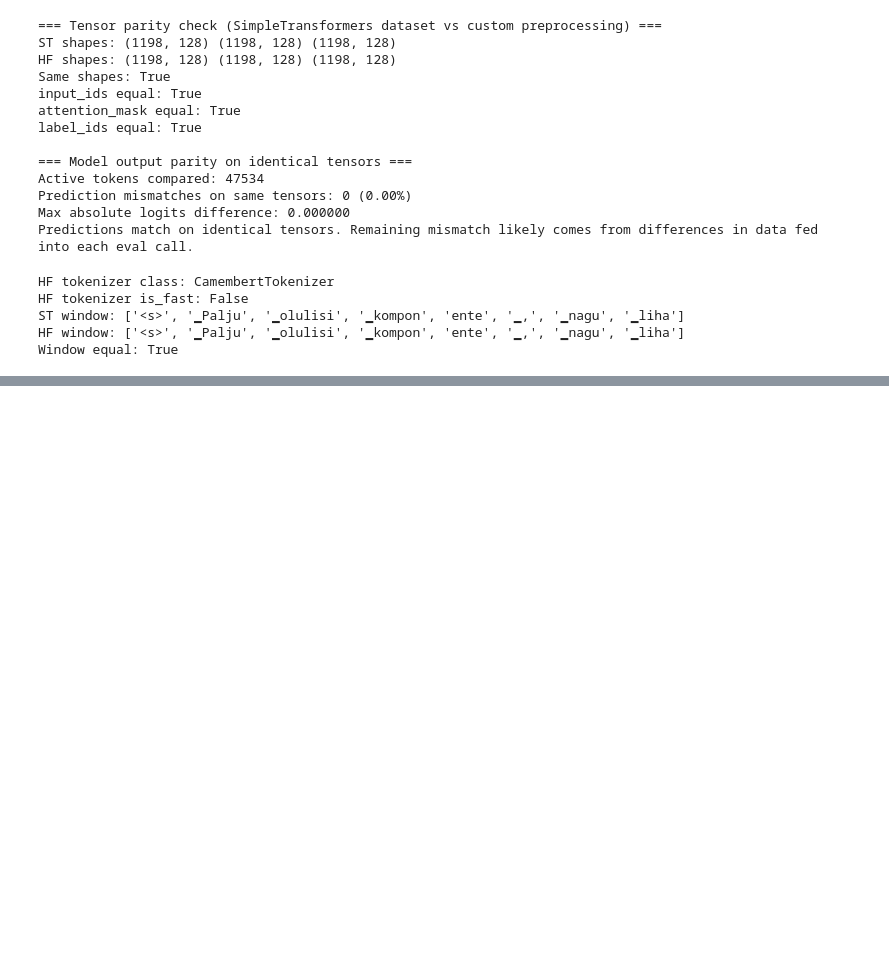
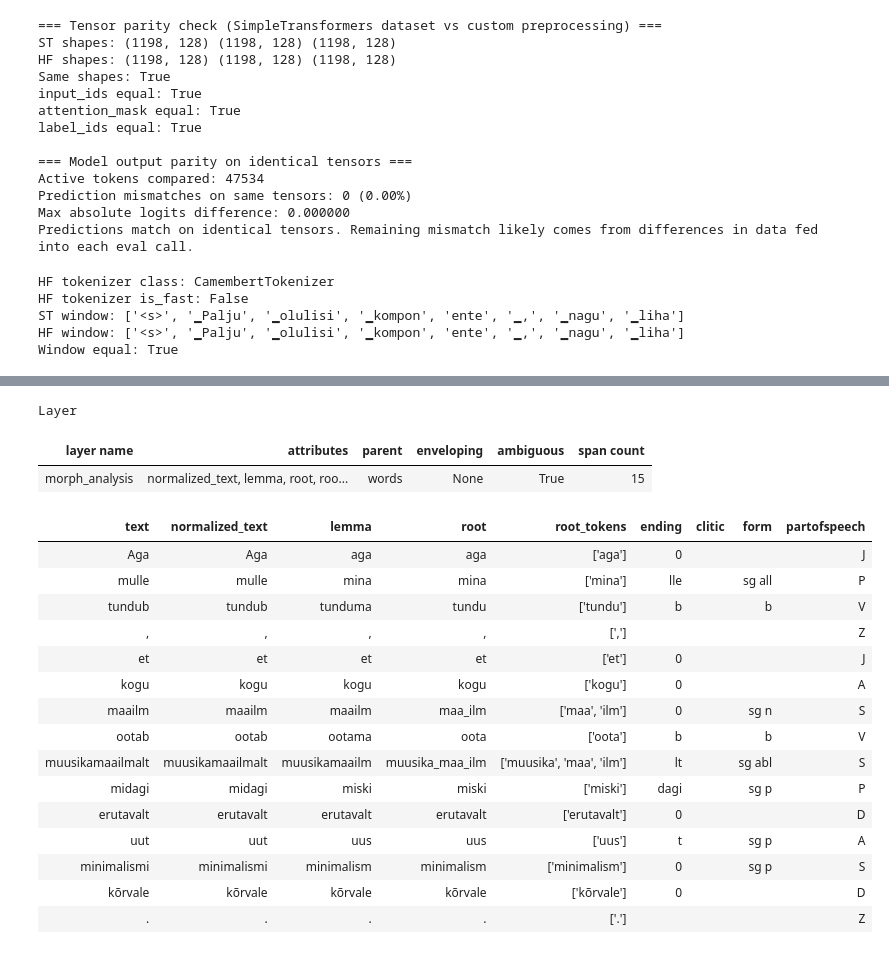
Before and after one commit to SanderSaska/EstNLTK_model_training, a Jupyter notebook: notebooks/testing.ipynb, the cells around one changed output, grey strips where cells are left out. Cells and saved outputs as stored; diff of their text form; code cells hidden in the pictures; blank space fills up the shorter version.

```diff
--- a/notebooks/testing.ipynb
+++ b/notebooks/testing.ipynb
@@ -1446,0 +1699,22 @@ Window equal: True
+# %%
+estnltk.Text("Aga mulle tundub, et kogu maailm ootab muusikamaailmalt midagi erutavalt uut minimalismi kõrvale.").tag_layer("morph_analysis").morph_analysis
+# %% [output]
+Layer
+| layer name | attributes | parent | enveloping | ambiguous | span count |
+| morph_analysis | normalized_text, lemma, root, roo... | words | None | True | 15 |
+| text | normalized_text | lemma | root | root_tokens | ending | clitic | form | partofspeech |
+| Aga | Aga | aga | aga | ['aga'] | 0 |  |  | J |
+| mulle | mulle | mina | mina | ['mina'] | lle |  | sg all | P |
+| tundub | tundub | tunduma | tundu | ['tundu'] | b |  | b | V |
+| , | , | , | , | [','] |  |  |  | Z |
+| et | et | et | et | ['et'] | 0 |  |  | J |
+| kogu | kogu | kogu | kogu | ['kogu'] | 0 |  |  | A |
+| maailm | maailm | maailm | maa_ilm | ['maa', 'ilm'] | 0 |  | sg n | S |
+| ootab | ootab | ootama | oota | ['oota'] | b |  | b | V |
+| muusikamaailmalt | muusikamaailmalt | muusikamaailm | muusika_maa_ilm | ['muusika', 'maa', 'ilm'] | lt |  | sg abl | S |
+| midagi | midagi | miski | miski | ['miski'] | dagi |  | sg p | P |
+| erutavalt | erutavalt | erutavalt | erutavalt | ['erutavalt'] | 0 |  |  | D |
+| uut | uut | uus | uus | ['uus'] | t |  | sg p | A |
+| minimalismi | minimalismi | minimalism | minimalism | ['minimalism'] | 0 |  | sg p | S |
+| kõrvale | kõrvale | kõrvale | kõrvale | ['kõrvale'] | 0 |  |  | D |
+| . | . | . | . | ['.'] |  |  |  | Z |
```
Also changed, not shown: parts of 16 cells of this notebook.
